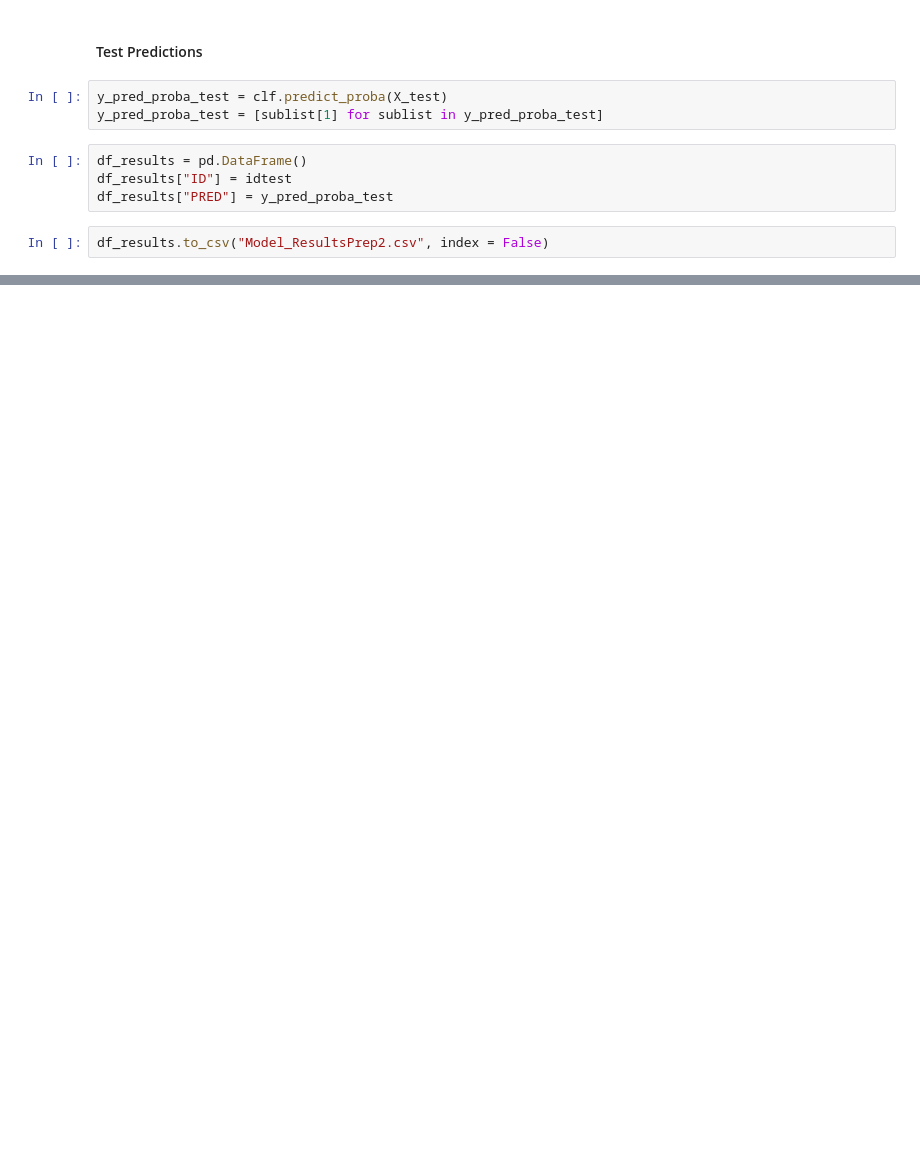
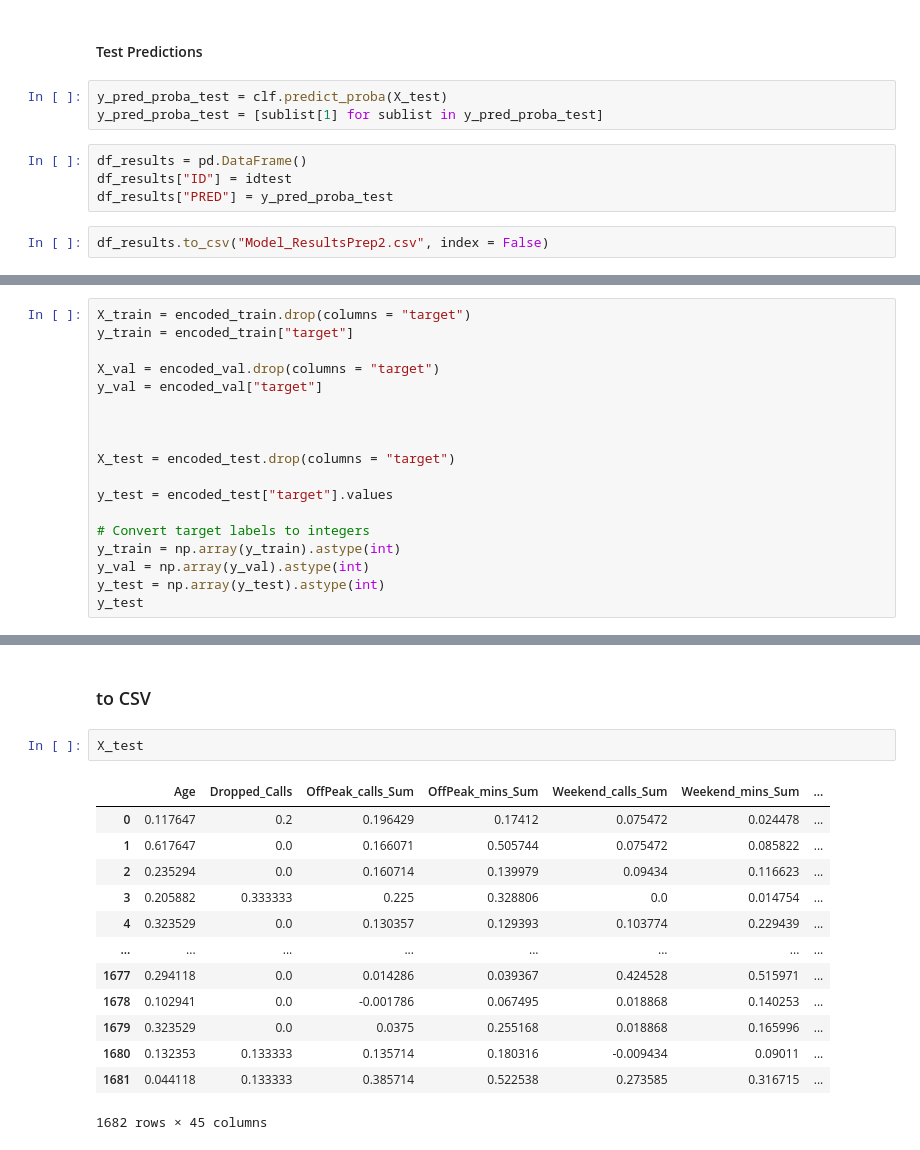
Before and after one commit to LaurensDergent/DataAnalytics, a Jupyter notebook: Assignment 1/AdvAnalyticsPreprocessing+RFV2.ipynb, the cells around one changed output, grey strips where cells are left out. Drawn from its saved outputs; the diff is of its cells as text; blank space fills up the shorter version.

```diff
--- a/Assignment 1/AdvAnalyticsPreprocessing+RFV2.ipynb
+++ b/Assignment 1/AdvAnalyticsPreprocessing+RFV2.ipynb
@@ -484,0 +527,18 @@ df_results.to_csv("Model_ResultsPrep2.csv", index = False)
+# %%
+X_train = encoded_train.drop(columns = "target")
+y_train = encoded_train["target"]
+
+X_val = encoded_val.drop(columns = "target")
+y_val = encoded_val["target"]
+
+
+
+X_test = encoded_test.drop(columns = "target")
+
+y_test = encoded_test["target"].values
+
+# Convert target labels to integers
+y_train = np.array(y_train).astype(int)
+y_val = np.array(y_val).astype(int)
+y_test = np.array(y_test).astype(int)
+y_test
@@ -484,0 +611,18 @@ df_results.to_csv("Model_ResultsPrep2.csv", index = False)
+# %% [markdown]
+### to CSV
+# %%
+X_test
+# %% [output]
+|  | Age | Dropped_Calls | OffPeak_calls_Sum | OffPeak_mins_Sum | Weekend_calls_Sum | Weekend_mins_Sum | ... |
+| 0 | 0.117647 | 0.2 | 0.196429 | 0.17412 | 0.075472 | 0.024478 | ... |
+| 1 | 0.617647 | 0.0 | 0.166071 | 0.505744 | 0.075472 | 0.085822 | ... |
+| 2 | 0.235294 | 0.0 | 0.160714 | 0.139979 | 0.09434 | 0.116623 | ... |
+| 3 | 0.205882 | 0.333333 | 0.225 | 0.328806 | 0.0 | 0.014754 | ... |
+| 4 | 0.323529 | 0.0 | 0.130357 | 0.129393 | 0.103774 | 0.229439 | ... |
+| ... | ... | ... | ... | ... | ... | ... | ... |
+| 1677 | 0.294118 | 0.0 | 0.014286 | 0.039367 | 0.424528 | 0.515971 | ... |
+| 1678 | 0.102941 | 0.0 | -0.001786 | 0.067495 | 0.018868 | 0.140253 | ... |
+| 1679 | 0.323529 | 0.0 | 0.0375 | 0.255168 | 0.018868 | 0.165996 | ... |
+| 1680 | 0.132353 | 0.133333 | 0.135714 | 0.180316 | -0.009434 | 0.09011 | ... |
+| 1681 | 0.044118 | 0.133333 | 0.385714 | 0.522538 | 0.273585 | 0.316715 | ... |
+1682 rows × 45 columns
```
Also changed, not shown: parts of 25 cells of this notebook.
